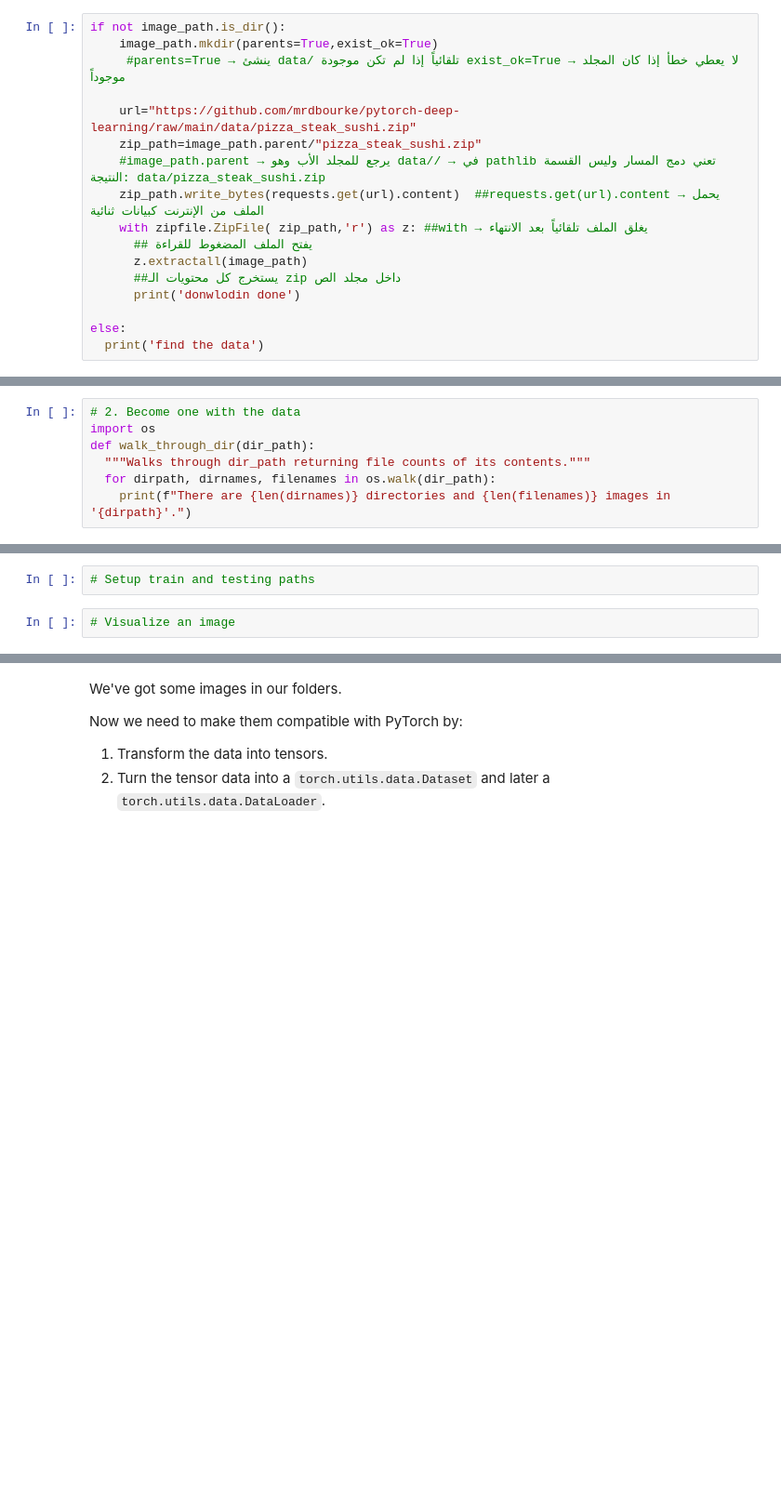
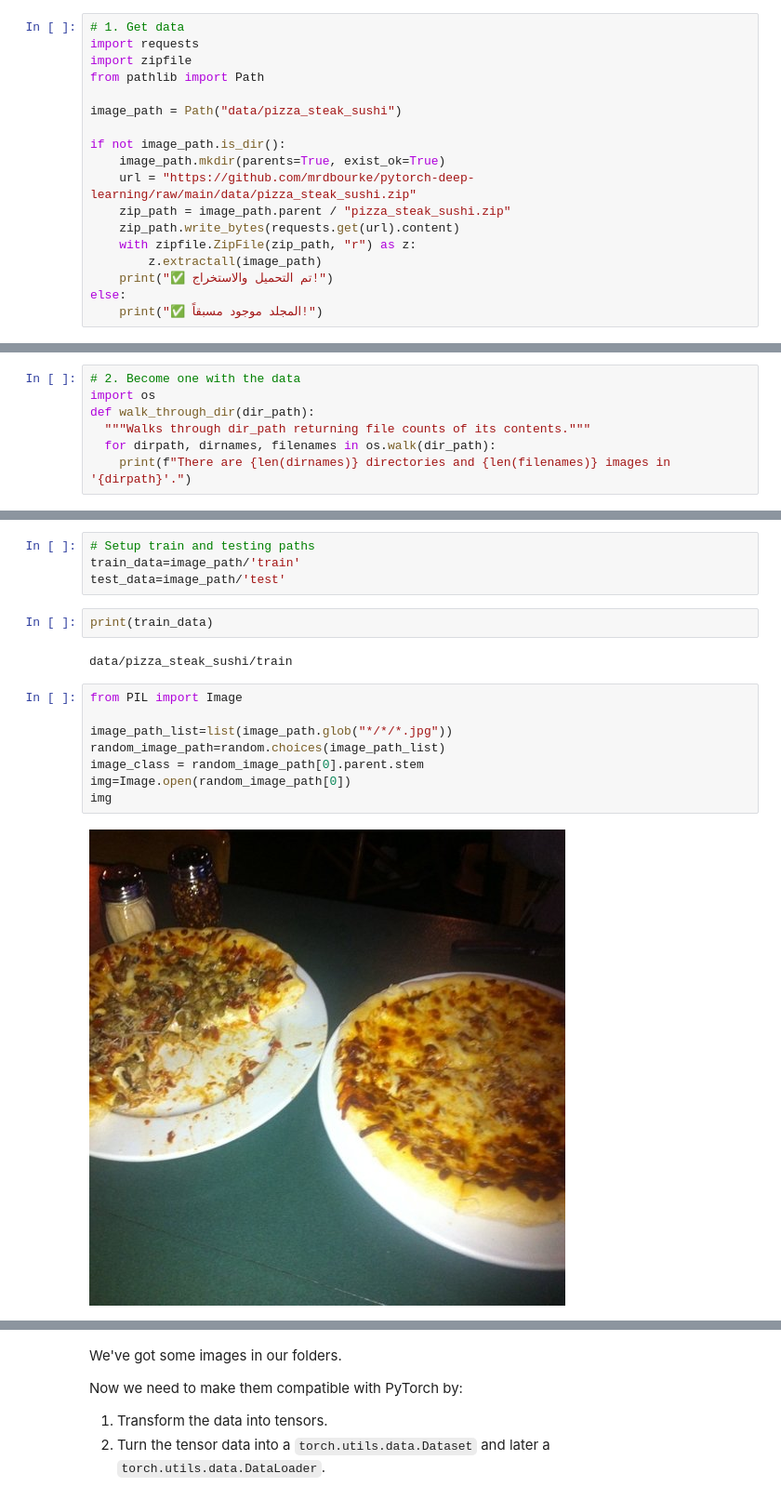
Before and after one commit to walledhany/House_price_kaggel, a Jupyter notebook: extras/exercises/04_pytorch_custom_datasets_exercises.ipynb, the cells around one changed output, grey strips where cells are left out. Shown at 93% size. Cells and saved outputs as stored; diff of their text form; blank space fills up the shorter version.

```diff
--- a/extras/exercises/04_pytorch_custom_datasets_exercises.ipynb
+++ b/extras/exercises/04_pytorch_custom_datasets_exercises.ipynb
@@ -64,18 +63,19 @@ image_path=Path('data/pizaa_steak_sushi') ##ينشئ كائن مسار للمج
 # %%
+# 1. Get data
+import requests
+import zipfile
+from pathlib import Path
+
+image_path = Path("data/pizza_steak_sushi")
+
 if not image_path.is_dir():
-    image_path.mkdir(parents=True,exist_ok=True)
-     #parents=True → ينشئ data/ تلقائياً إذا لم تكن موجودة exist_ok=True → لا يعطي خطأ إذا كان المجلد موجوداً
-
-    url="https://github.com/mrdbourke/pytorch-deep-learning/raw/main/data/pizza_steak_sushi.zip"
-    zip_path=image_path.parent/"pizza_steak_sushi.zip"
-    #image_path.parent → يرجع للمجلد الأب وهو data// → في pathlib تعني دمج المسار وليس القسمة النتيجة: data/pizza_steak_sushi.zip
-    zip_path.write_bytes(requests.get(url).content)  ##requests.get(url).content → يحمل الملف من الإنترنت كبيانات ثنائية
-    with zipfile.ZipFile( zip_path,'r') as z: ##with → يغلق الملف تلقائياً بعد الانتهاء
-      ## يفتح الملف المضغوط للقراءة
-      z.extractall(image_path)
-      ##يستخرج كل محتويات الـ zip داخل مجلد الص
-      print('donwlodin done')
-
+    image_path.mkdir(parents=True, exist_ok=True)
+    url = "https://github.com/mrdbourke/pytorch-deep-learning/raw/main/data/pizza_steak_sushi.zip"
+    zip_path = image_path.parent / "pizza_steak_sushi.zip"
+    zip_path.write_bytes(requests.get(url).content)
+    with zipfile.ZipFile(zip_path, "r") as z:
+        z.extractall(image_path)
+    print("✅ تم التحميل والاستخراج!")
 else:
-  print('find the data')
+    print("✅ المجلد موجود مسبقاً!")
 # %% [output]
@@ -92,6 +102,20 @@ def walk_through_dir(dir_path):
 # %%
 # Setup train and testing paths
+train_data=image_path/'train'
+test_data=image_path/'test'
-# %%
-# Visualize an image
+# %%
+print(train_data)
+# %% [output]
+data/pizza_steak_sushi/train
+# %%
+from PIL import Image
+
+image_path_list=list(image_path.glob("*/*/*.jpg"))
+random_image_path=random.choices(image_path_list)
+image_class = random_image_path[0].parent.stem
+img=Image.open(random_image_path[0])
+img
+# %% [output]
+[figure, added]
 # %%
 # Do the image visualization with matplotlib
```
Also changed, not shown: parts of 8 cells of this notebook.
